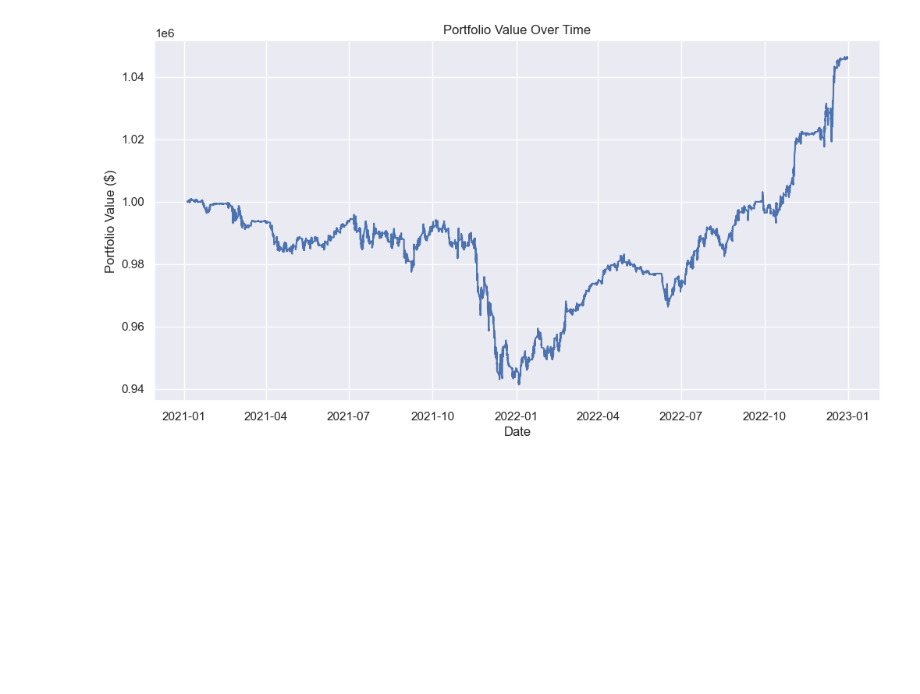
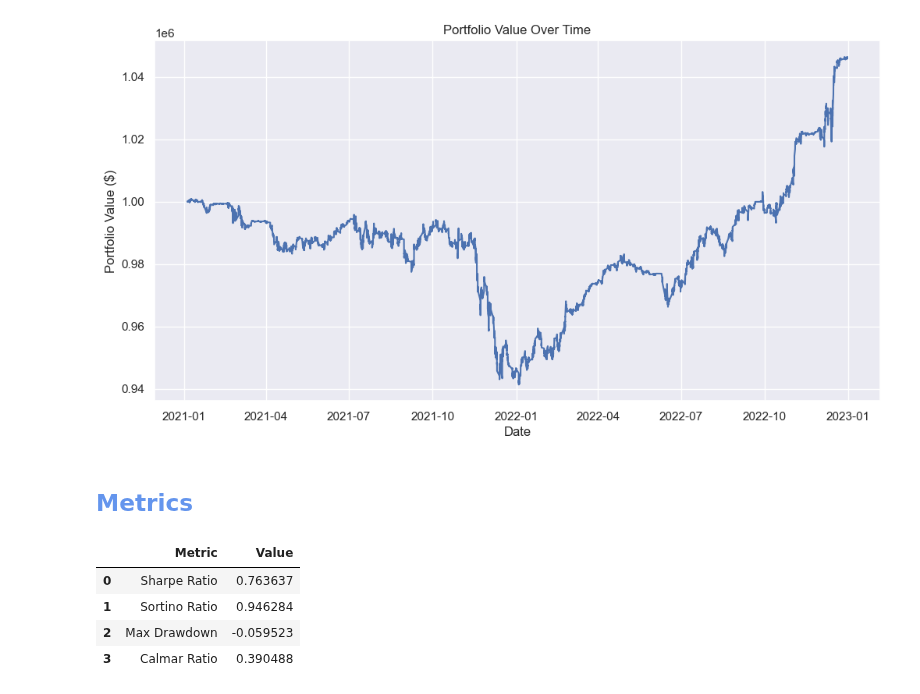
Before and after one commit to LuisMB09/Trading, a Jupyter notebook: Explanation.ipynb, the cells around one changed output. Drawn from its saved outputs; the diff is of its cells as text; code cells hidden in the pictures; blank space fills up the shorter version.

Commit message:
added metrics

```diff
--- a/Explanation.ipynb
+++ b/Explanation.ipynb
@@ -224,3 +289,14 @@ plt.ylabel('Portfolio Value ($)')
 plt.show()
 # %% [output]
 [figure]
+# %% [markdown]
+## <font color='cornflowerblue'> Metrics
+# %%
+metrics = TradingMetrics(portfolio_value, time_frame=5)
+metrics.show_metrics()
+# %% [output]
+|  | Metric | Value |
+| 0 | Sharpe Ratio | 0.763637 |
+| 1 | Sortino Ratio | 0.946284 |
+| 2 | Max Drawdown | -0.059523 |
+| 3 | Calmar Ratio | 0.390488 |
```
Also changed, not shown: parts of 2 cells of this notebook.
